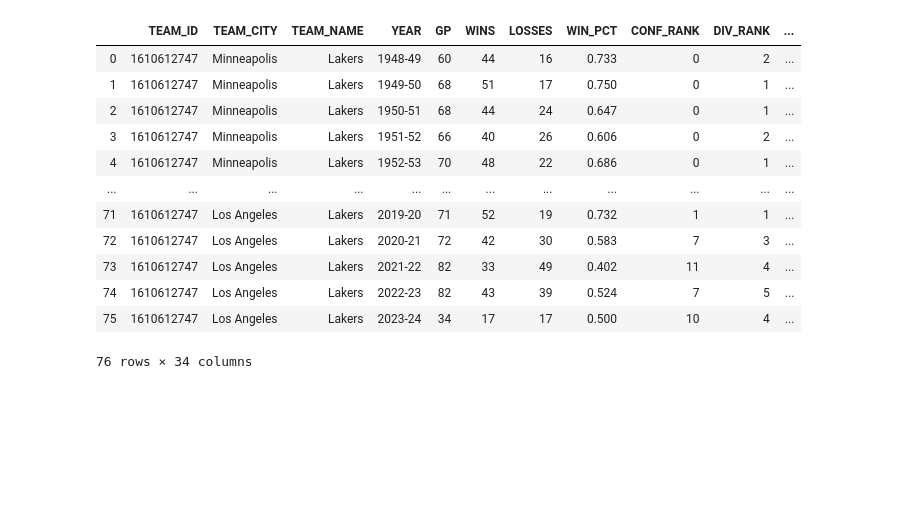
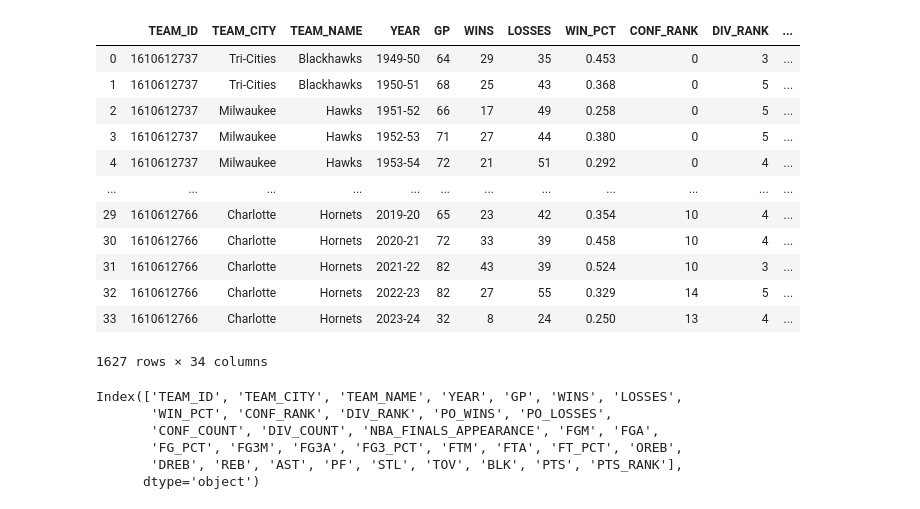
Before and after one commit to malcolmjconnor/nba-league-analysis, a Jupyter notebook: notebooks/nba.ipynb, the cells around one changed output. Saved outputs shown, nothing was run; the diff lists cells and outputs as text; code cells hidden in the pictures; blank space fills up the shorter version.

```diff
--- a/notebooks/nba.ipynb
+++ b/notebooks/nba.ipynb
@@ -35,25 +10,53 @@ team_df
-# %%
-from nba_api.stats.endpoints import teamyearbyyearstats
-
-# Create the teamyearbyyearstats endpoint with the team_id argument
-team_stats = teamyearbyyearstats.TeamYearByYearStats(team_id='1610612747')
-
-# Get the data from the endpoint
-data = team_stats.get_data_frames()[0]
-
-# Display the table
-data
-# %% [output]
-|  | TEAM_ID | TEAM_CITY | TEAM_NAME | YEAR | GP | WINS | LOSSES | WIN_PCT | CONF_RANK | DIV_RANK | ... |
-| 0 | 1610612747 | Minneapolis | Lakers | 1948-49 | 60 | 44 | 16 | 0.733 | 0 | 2 | ... |
-| 1 | 1610612747 | Minneapolis | Lakers | 1949-50 | 68 | 51 | 17 | 0.750 | 0 | 1 | ... |
-| 2 | 1610612747 | Minneapolis | Lakers | 1950-51 | 68 | 44 | 24 | 0.647 | 0 | 1 | ... |
-| 3 | 1610612747 | Minneapolis | Lakers | 1951-52 | 66 | 40 | 26 | 0.606 | 0 | 2 | ... |
-| 4 | 1610612747 | Minneapolis | Lakers | 1952-53 | 70 | 48 | 22 | 0.686 | 0 | 1 | ... |
-| ... | ... | ... | ... | ... | ... | ... | ... | ... | ... | ... | ... |
-| 71 | 1610612747 | Los Angeles | Lakers | 2019-20 | 71 | 52 | 19 | 0.732 | 1 | 1 | ... |
-| 72 | 1610612747 | Los Angeles | Lakers | 2020-21 | 72 | 42 | 30 | 0.583 | 7 | 3 | ... |
-| 73 | 1610612747 | Los Angeles | Lakers | 2021-22 | 82 | 33 | 49 | 0.402 | 11 | 4 | ... |
-| 74 | 1610612747 | Los Angeles | Lakers | 2022-23 | 82 | 43 | 39 | 0.524 | 7 | 5 | ... |
-| 75 | 1610612747 | Los Angeles | Lakers | 2023-24 | 34 | 17 | 17 | 0.500 | 10 | 4 | ... |
-76 rows × 34 columns
+# %%
+# Create raw dataset of NBA team stats
+
+class NBADataAnalyzer:
+    def __init__(self):
+        self.nba_teams = teams.get_teams()
+        self.dataframes = []
+        self.combined_data = None
+
+    def get_team_data(self):
+        for team in self.nba_teams:
+            team_id = team['id']
+            team_stats = teamyearbyyearstats.TeamYearByYearStats(team_id=team_id)
+            data = team_stats.get_data_frames()[0]
+            self.dataframes.append(data)
+
+    def combine_dataframes(self):
+        self.combined_data = pd.concat(self.dataframes)
+
+    def display_combined_data(self):
+        if self.combined_data is not None:
+            return self.combined_data
+        else:
+            print("No data available. Please run 'get_team_data' and 'combine_dataframes' first.")
+
+
+nbadataanalyzer = NBADataAnalyzer()
+nbadataanalyzer.get_team_data()
+nbadataanalyzer.combine_dataframes()
+nbadataanalyzer.display_combined_data()
+# %% [output]
+|  | TEAM_ID | TEAM_CITY | TEAM_NAME | YEAR | GP | WINS | LOSSES | WIN_PCT | CONF_RANK | DIV_RANK | ... |
+| 0 | 1610612737 | Tri-Cities | Blackhawks | 1949-50 | 64 | 29 | 35 | 0.453 | 0 | 3 | ... |
+| 1 | 1610612737 | Tri-Cities | Blackhawks | 1950-51 | 68 | 25 | 43 | 0.368 | 0 | 5 | ... |
+| 2 | 1610612737 | Milwaukee | Hawks | 1951-52 | 66 | 17 | 49 | 0.258 | 0 | 5 | ... |
+| 3 | 1610612737 | Milwaukee | Hawks | 1952-53 | 71 | 27 | 44 | 0.380 | 0 | 5 | ... |
+| 4 | 1610612737 | Milwaukee | Hawks | 1953-54 | 72 | 21 | 51 | 0.292 | 0 | 4 | ... |
+| ... | ... | ... | ... | ... | ... | ... | ... | ... | ... | ... | ... |
+| 29 | 1610612766 | Charlotte | Hornets | 2019-20 | 65 | 23 | 42 | 0.354 | 10 | 4 | ... |
+| 30 | 1610612766 | Charlotte | Hornets | 2020-21 | 72 | 33 | 39 | 0.458 | 10 | 4 | ... |
+| 31 | 1610612766 | Charlotte | Hornets | 2021-22 | 82 | 43 | 39 | 0.524 | 10 | 3 | ... |
+| 32 | 1610612766 | Charlotte | Hornets | 2022-23 | 82 | 27 | 55 | 0.329 | 14 | 5 | ... |
+| 33 | 1610612766 | Charlotte | Hornets | 2023-24 | 32 | 8 | 24 | 0.250 | 13 | 4 | ... |
+1627 rows × 34 columns
+# %%
+combined_data.columns
+# %% [output]
+Index(['TEAM_ID', 'TEAM_CITY', 'TEAM_NAME', 'YEAR', 'GP', 'WINS', 'LOSSES',
+       'WIN_PCT', 'CONF_RANK', 'DIV_RANK', 'PO_WINS', 'PO_LOSSES',
+       'CONF_COUNT', 'DIV_COUNT', 'NBA_FINALS_APPEARANCE', 'FGM', 'FGA',
+       'FG_PCT', 'FG3M', 'FG3A', 'FG3_PCT', 'FTM', 'FTA', 'FT_PCT', 'OREB',
+       'DREB', 'REB', 'AST', 'PF', 'STL', 'TOV', 'BLK', 'PTS', 'PTS_RANK'],
+      dtype='object')
```
Also changed, not shown: parts of 5 cells of this notebook.
